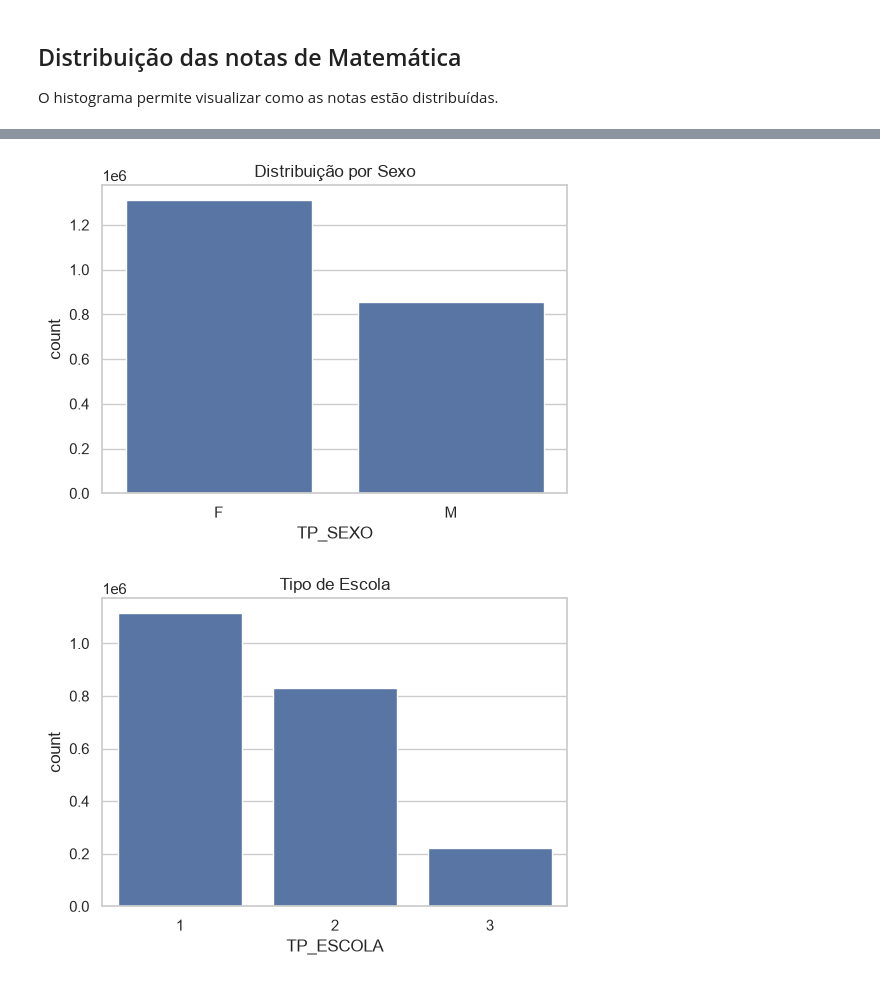
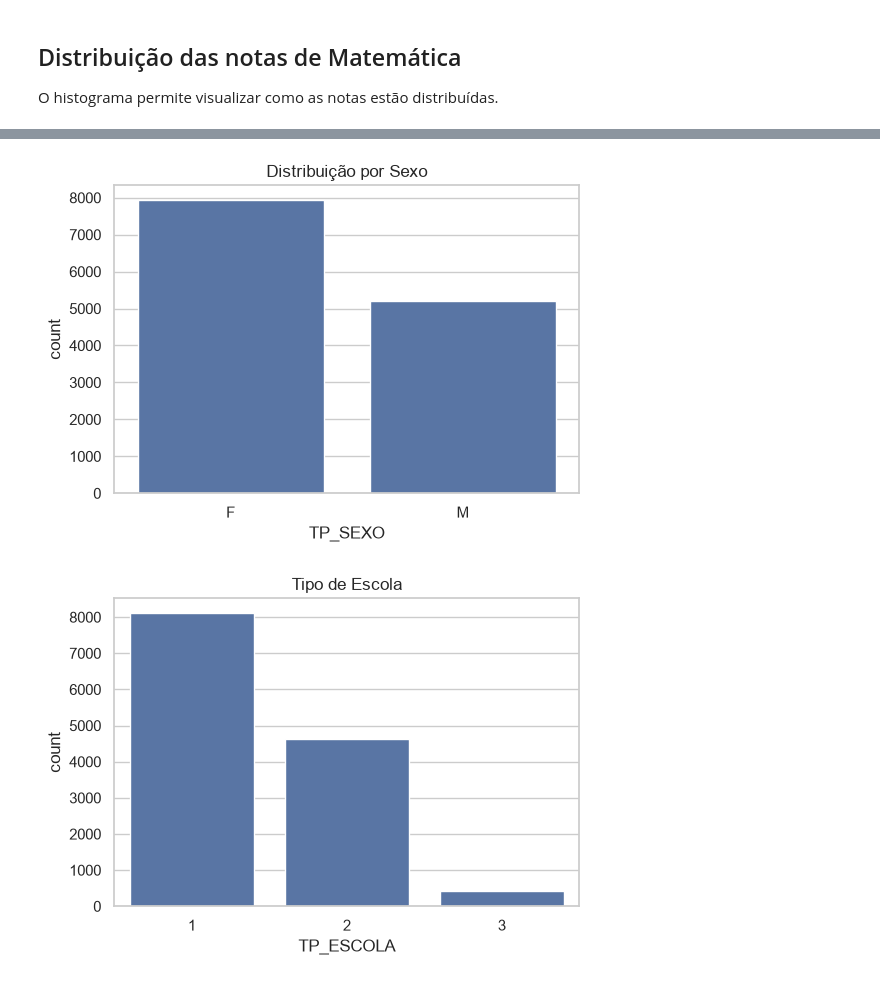
Before and after one commit to mvs105/TESI1---2026.1, a Jupyter notebook: analise_exploratoria_enem_acre.ipynb, the cells around one changed output, grey strips where cells are left out. Cells and saved outputs as stored; diff of their text form; code cells hidden in the pictures.

```diff
--- a/analise_exploratoria_enem_acre.ipynb
+++ b/analise_exploratoria_enem_acre.ipynb
@@ -29,7 +29,7 @@ pd.set_option("display.max_rows", 100)
 
 plt.rcParams["figure.figsize"] = (10,6)
 # %%
-df_acre = pd.read_csv("base_dados_brutos/MICRODADOS_ENEM_2023_AC.csv")
+df_acre = pd.read_csv("../base_dados/MICRODADOS_ENEM_2023_AC.csv")
 print("Base carregada com sucesso!\n")
 print(f"Registros do Acre: {len(df_acre)}")
 # %% [output]
@@ -295,7 +311,7 @@ ShapiroResult(statistic=np.float64(0.9522277637950439), pvalue=np.float64(3.4585
 plt.figure(figsize=(6,4))
 
 sns.countplot(
-    data=df,
+    data=df_acre,
     x="TP_SEXO"
 )
 
@@ -303,18 +319,18 @@ plt.title("Distribuição por Sexo")
 
 plt.show()
 # %% [output]
-[figure, old version]
+[figure, new version]
 # %%
 plt.figure(figsize=(6,4))
 
 sns.countplot(
-    data=df,
+    data=df_acre,
     x="TP_ESCOLA"
 )
 
 plt.title("Tipo de Escola")
 
 plt.show()
 # %% [output]
-[figure, old version]
+[figure, new version]
 # %%
```
Also changed, not shown: parts of 20 cells of this notebook.
